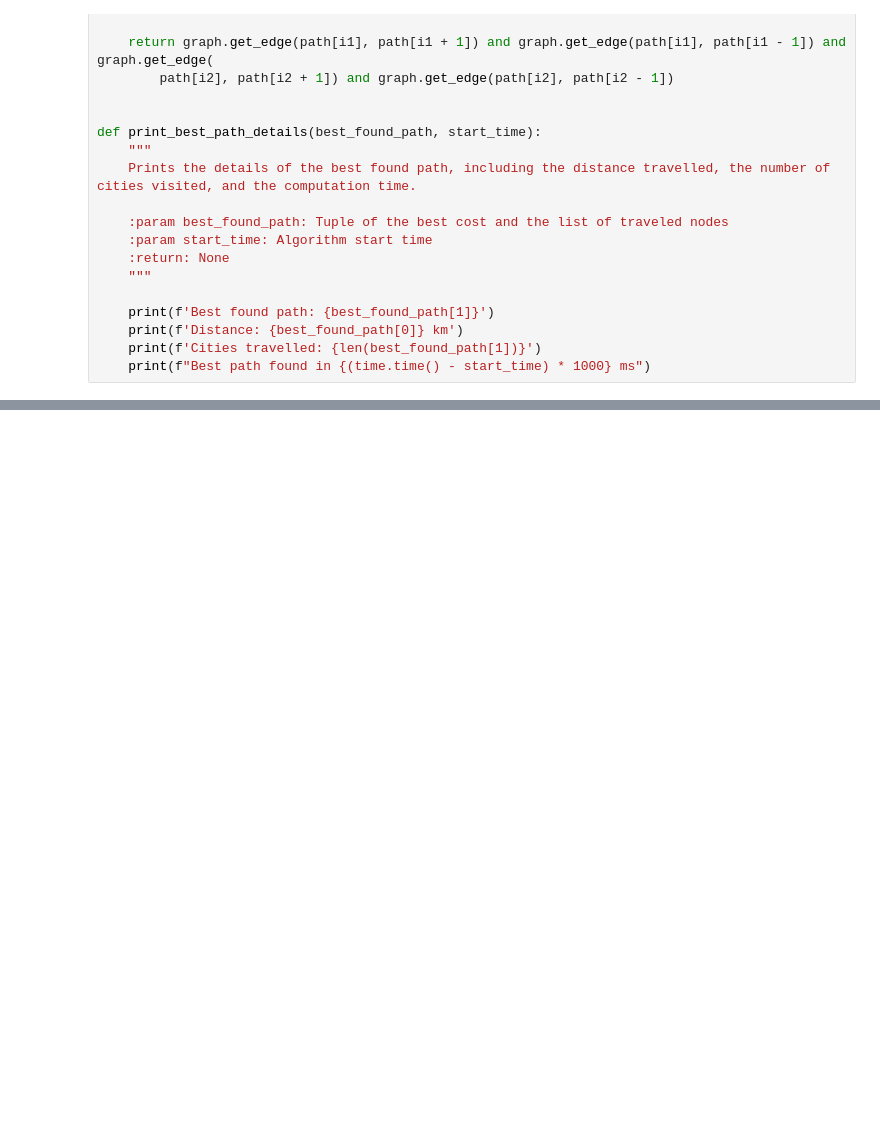
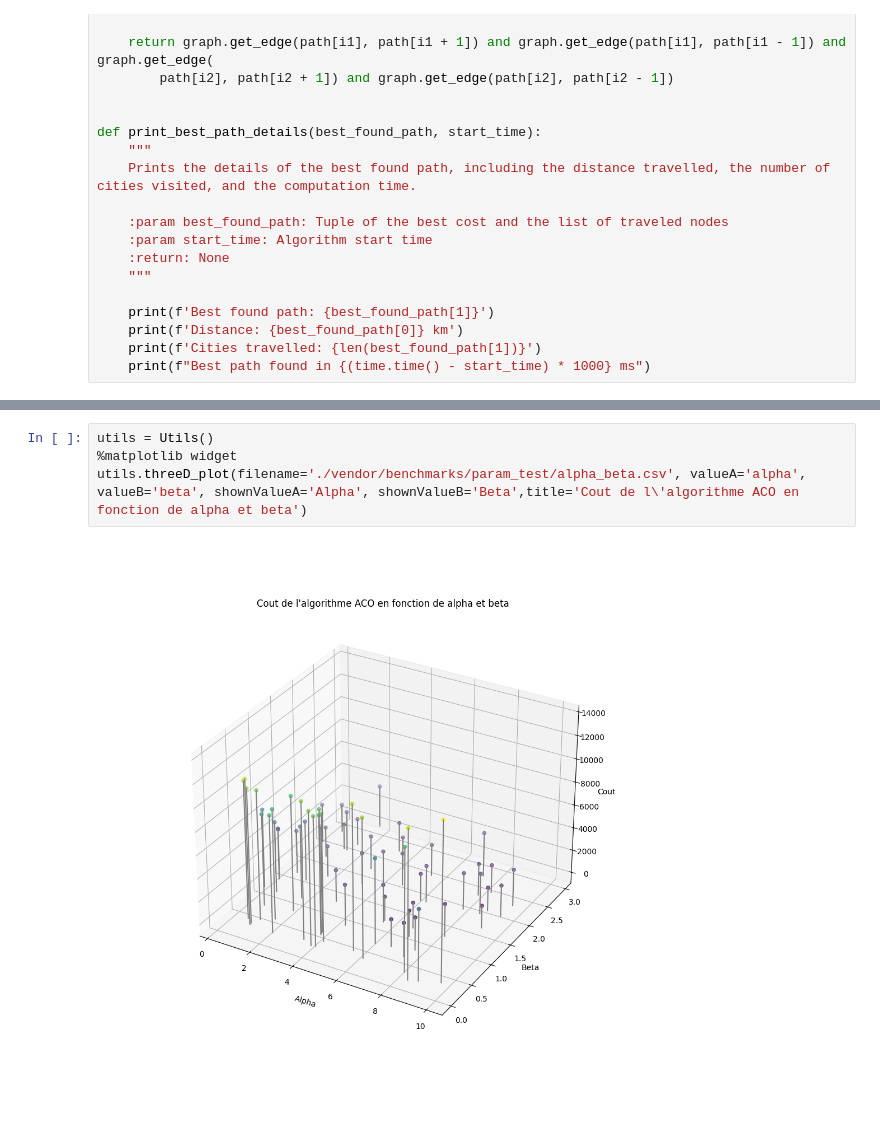
Before and after one commit to Ridren51/Ademe, a Jupyter notebook: Livrable_1.ipynb, the cells around one changed output, grey strips where cells are left out. Cells and saved outputs as stored; diff of their text form; blank space fills up the shorter version.

```diff
--- a/Livrable_1.ipynb
+++ b/Livrable_1.ipynb
@@ -1615,0 +2419,6 @@ Ce graphique montre l'utilisation du CPU lors de la résolution d'un problème a
+# %%
+utils = Utils()
+%matplotlib widget
+utils.threeD_plot(filename='./vendor/benchmarks/param_test/alpha_beta.csv', valueA='alpha', valueB='beta', shownValueA='Alpha', shownValueB='Beta',title='Cout de l\'algorithme ACO en fonction de alpha et beta')
+# %% [output]
+[figure, added]
```
Also changed, not shown: parts of 46 cells of this notebook, 6 other files.
